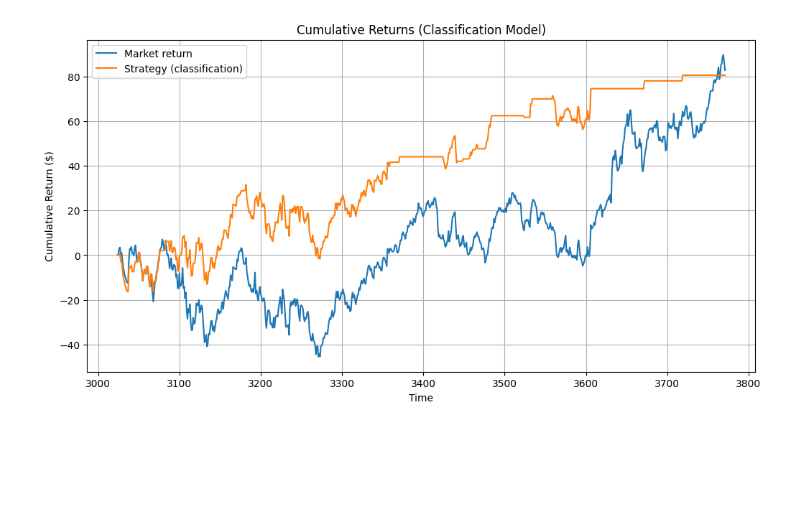
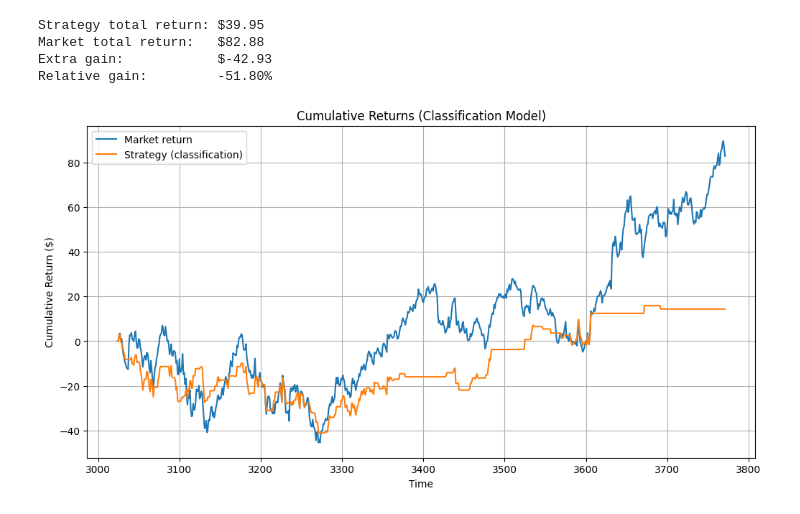
Before and after one commit to sqerbo01/stock-price-forecasting, a Jupyter notebook: notebooks/01_baseline_forecasting.ipynb, the cells around one changed output. Cells and saved outputs as stored; diff of their text form; code cells hidden in the pictures; blank space fills up the shorter version.

```diff
--- a/notebooks/01_baseline_forecasting.ipynb
+++ b/notebooks/01_baseline_forecasting.ipynb
@@ -136,20 +167,35 @@ Classification Accuracy (up/down): 49.67%
+# %%
+market_total = market_ens_returns.sum()
+strategy_total = strategy_ens_returns.sum()
+extra = strategy_total - market_total
+rel_gain = (strategy_total / market_total - 1) * 100
+
+print(f"Strategy total return: ${strategy_total:.2f}")
+print(f"Market total return:   ${market_total:.2f}")
+print(f"Extra gain:            ${extra:.2f}")
+print(f"Relative gain:         {rel_gain:.2f}%")
+# %% [output]
+Strategy total return: $39.95
+Market total return:   $82.88
+Extra gain:            $-42.93
+Relative gain:         -51.80%
 # %%
 # Simulated strategy from classification prediction
 # 1 = buy, 0 = no action
-#price_changes = df['Close'].diff().shift(-1).iloc[X_test_cls.index]
-price_changes = df.loc[X_test_cls.index, 'Close'].diff().shift(-1)
+close = df['Close'].loc[X_test_cls.index]
+price_changes = close.shift(-1) - close
 
 strategy_cls_returns = price_changes * y_pred_cls
 market_cls_returns = price_changes
 
 plt.figure(figsize=(12, 6))
 plt.plot(np.cumsum(market_cls_returns), label="Market return")
 plt.plot(np.cumsum(strategy_cls_returns), label="Strategy (classification)")
 plt.title("Cumulative Returns (Classification Model)")
 plt.xlabel("Time")
 plt.ylabel("Cumulative Return ($)")
 plt.legend()
 plt.grid(True)
 plt.show()
 # %% [output]
-[figure, old version]
+[figure, new version]
```
Also changed, not shown: parts of 13 cells of this notebook, 2 other files.
